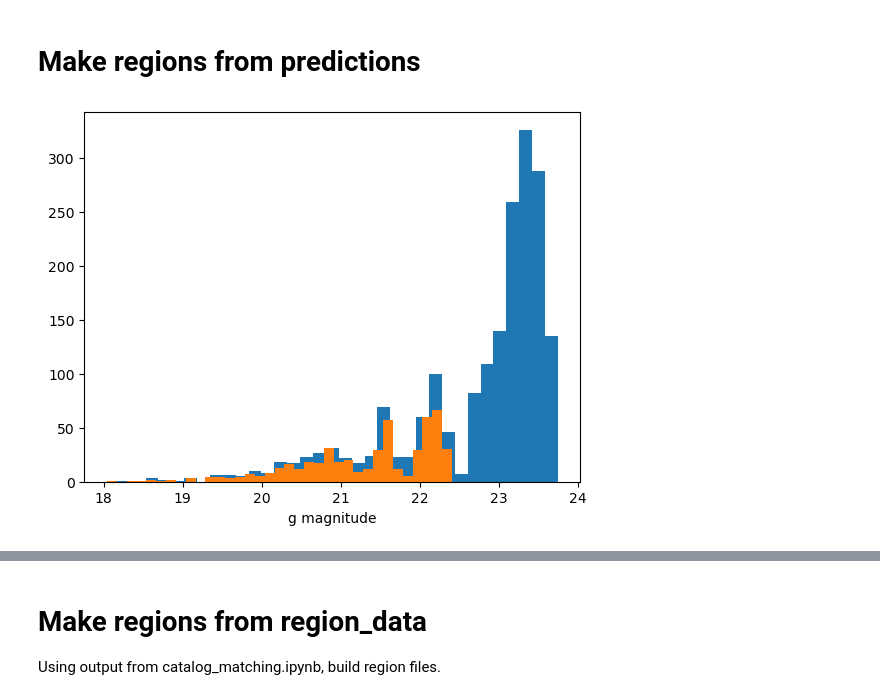
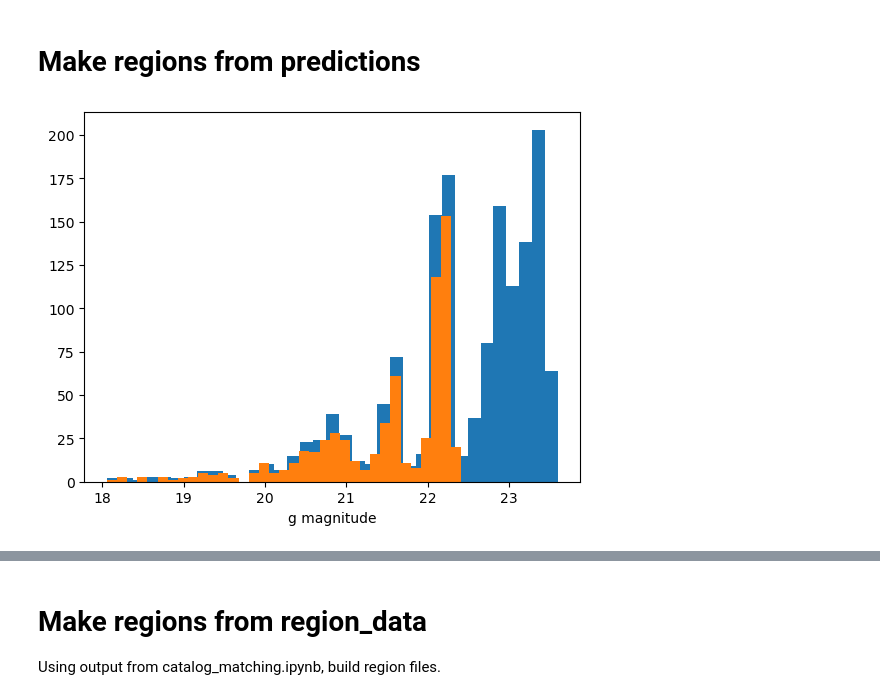
Before and after one commit to judy-theodora/m31gc-project, a Jupyter notebook: regions.ipynb, the cells around one changed output, grey strips where cells are left out. Saved outputs shown, nothing was run; the diff lists cells and outputs as text; code cells hidden in the pictures.

Commit message:
extra predictions

```diff
--- a/regions.ipynb
+++ b/regions.ipynb
@@ -70,16 +68,17 @@ gcs_44 = gcs[(gcs['g']+gcs['i']<44)]# & (gcs['g']+gcs['i'] > 25)]
 # %%
-predictions = pickle.load(open('pickle/temp/predictionsf2221102.pk','rb'))
+field=208
+predictions = pickle.load(open(f'pickle/temp/predictionsf{field}1102.pk','rb'))
 
 gcs = predictions[predictions['pred']=='gc']
-
+gcs_44 = gcs[(gcs['g']+gcs['i']<44)]# & (gcs['g']+gcs['i'] > 25)]
 gcs[gcs['g']+gcs['i']<44]
 
 plt.hist(gcs['g'],bins=35)
 
 #plt.hist(gcs[gcs['g']+gcs['i']<44]['g'],bins=35)
 plt.hist(gcs_44['g'],bins=35)
 
 plt.xlabel('g magnitude')
 plt.show()
 # %% [output]
-[figure, old version]
+[figure, new version]
```
Also changed, not shown: parts of 5 cells of this notebook, 4 other files.
